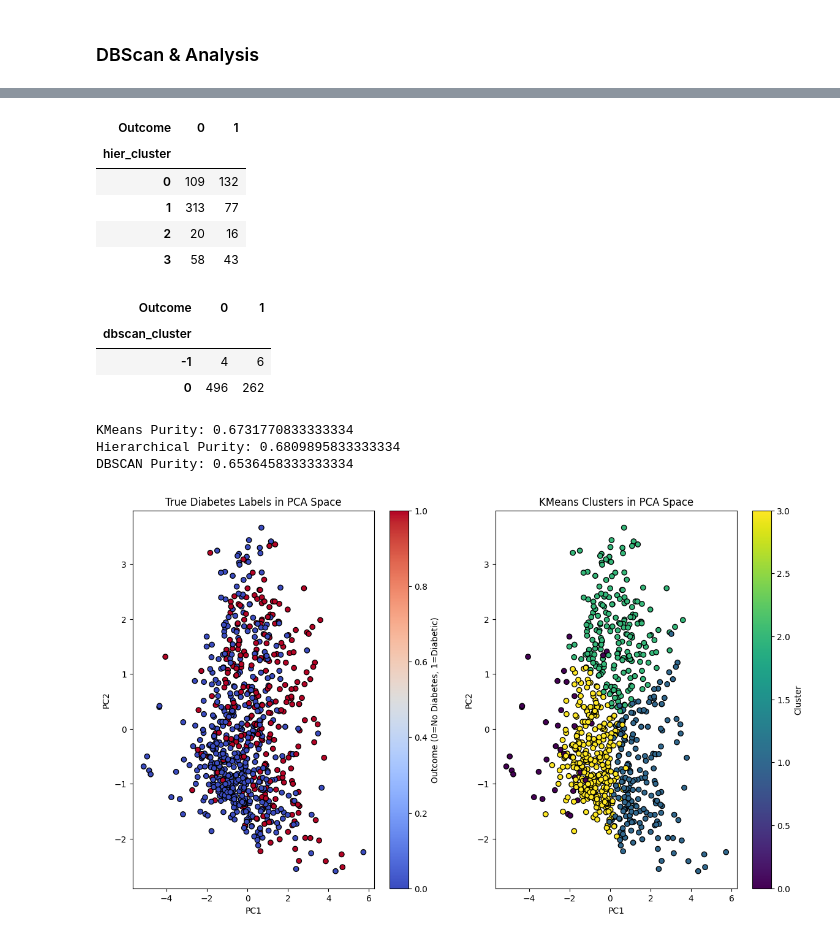
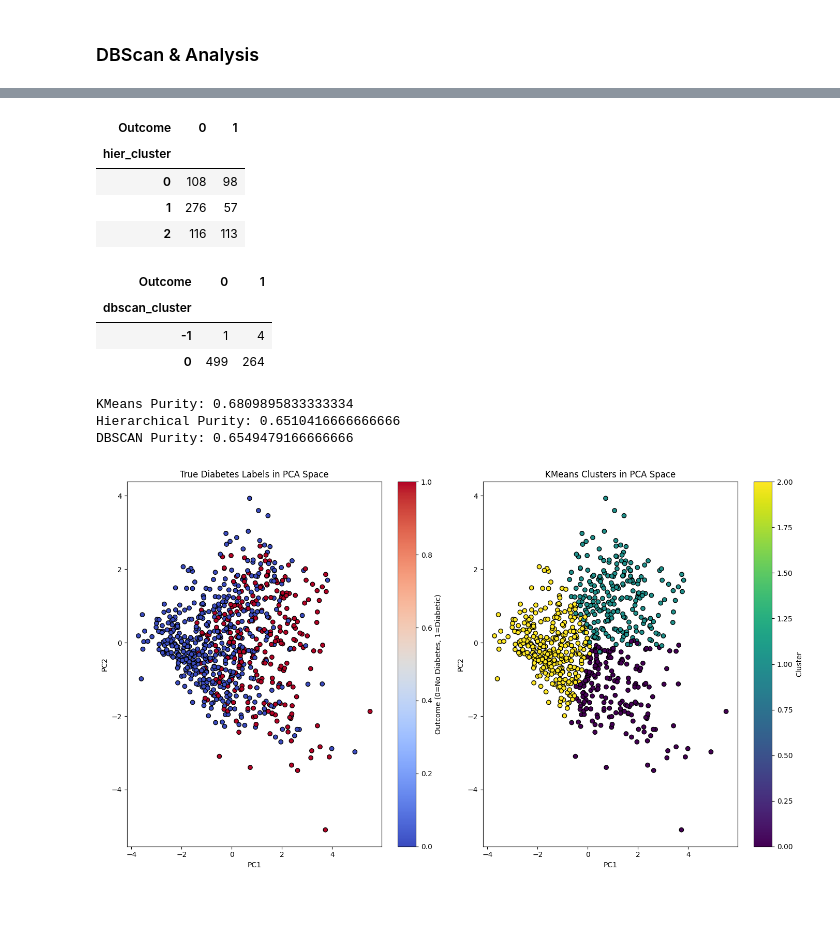
Before and after one commit to mayoayileka09/Diabetes_ML_Analysis, a Jupyter notebook: notebooks/Notebook.ipynb, the cells around one changed output, grey strips where cells are left out. Saved outputs shown, nothing was run; the diff lists cells and outputs as text; code cells hidden in the pictures; blank space fills up the shorter version.

Commit message:
Fixed some data impurities and when back and made sure all code was correct and consistent

```diff
--- a/notebooks/Notebook.ipynb
+++ b/notebooks/Notebook.ipynb
@@ -23,8 +44,8 @@ from sklearn.cluster import KMeans
 from sklearn.metrics import silhouette_score, davies_bouldin_score
 import matplotlib.pyplot as plt
 
-# Feature matrix for clustering
-X = df_scaled.values
+# Feature matrix for clustering (exclude labels or old cluster columns)
+X = df_processed.drop(columns=["Outcome", "hier_cluster", "kmeans_cluster"], errors="ignore").values
 
 # Elbow Method (k = 2 to 10)
 inertias = []
@@ -40,5 +61,6 @@ plt.plot(k_values, inertias, marker="o")
 plt.title("Elbow Method for K-Means")
 plt.xlabel("Number of Clusters (k)")
 plt.ylabel("Inertia (Sum of Squared Distances)")
+plt.grid(True)
 plt.show()
 # %% [output]
@@ -46,9 +68,9 @@ plt.show()
 # %%
-best_k = 4  # try 4, then 5, then 6
+best_k = 3 # try 4, then 5, then 6
 
 kmeans = KMeans(n_clusters=best_k, random_state=42, n_init=10)
-cluster_labels = kmeans.fit_predict(X)
+kmeans_cluster_labels = kmeans.fit_predict(X)
 
 # Add cluster labels to your processed df
-df_processed["kmeans_cluster"] = cluster_labels
+df_labeled["kmeans_cluster"] = kmeans_cluster_labels
 # %%
@@ -221,7 +268,7 @@ import matplotlib.pyplot as plt
 import numpy as np
 
 # Use scaled features
-X = df_scaled.values
+X = X = df_processed.drop(columns=["Outcome", "hier_cluster", "kmeans_cluster","dbscan_cluster"], errors="ignore").values
 
 # ----------------------------------------
 # 1. Parameter Tuning (eps & min_samples)
@@ -275,7 +322,7 @@ best_min_samples = 5
 dbscan = DBSCAN(eps=best_eps, min_samples=best_min_samples)
 db_labels = dbscan.fit_predict(X)
 
-df_processed["dbscan_cluster"] = db_labels
+df_labeled["dbscan_cluster"] = db_labels
 
 unique_clusters = set(db_labels)
 print("DBSCAN clusters found:", unique_clusters)
@@ -324,19 +370,18 @@ pd.crosstab(df_processed["kmeans_cluster"], df_processed["Outcome"])
 # %%
-pd.crosstab(df_processed["hier_cluster"], df_processed["Outcome"])
+pd.crosstab(df_labeled["hier_cluster"], df_labeled["Outcome"])
 # %% [output]
 | Outcome | 0 | 1 |
 | hier_cluster |  |  |
-| 0 | 109 | 132 |
-| 1 | 313 | 77 |
-| 2 | 20 | 16 |
-| 3 | 58 | 43 |
+| 0 | 108 | 98 |
+| 1 | 276 | 57 |
+| 2 | 116 | 113 |
 # %%
-pd.crosstab(df_processed["dbscan_cluster"], df_processed["Outcome"])
+pd.crosstab(df_labeled["dbscan_cluster"], df_labeled["Outcome"])
 # %% [output]
 | Outcome | 0 | 1 |
 | dbscan_cluster |  |  |
-| -1 | 4 | 6 |
-| 0 | 496 | 262 |
+| -1 | 1 | 4 |
+| 0 | 499 | 264 |
 # %%
 def cluster_purity(cluster_labels, true_labels):
     df_temp = pd.DataFrame({"cluster": cluster_labels, "true": true_labels})
@@ -348,52 +393,60 @@ def cluster_purity(cluster_labels, true_labels):
 
     return purity_sum / len(df_temp)
 
-print("KMeans Purity:", cluster_purity(df_processed["kmeans_cluster"], df_processed["Outcome"]))
-print("Hierarchical Purity:", cluster_purity(df_processed["hier_cluster"], df_processed["Outcome"]))
-print("DBSCAN Purity:", cluster_purity(df_processed["dbscan_cluster"], df_processed["Outcome"]))
+print("KMeans Purity:", cluster_purity(df_labeled["kmeans_cluster"], df_labeled["Outcome"]))
+print("Hierarchical Purity:", cluster_purity(df_labeled["hier_cluster"], df_labeled["Outcome"]))
+print("DBSCAN Purity:", cluster_purity(df_labeled["dbscan_cluster"], df_labeled["Outcome"]))
 # %% [output]
-KMeans Purity: 0.6731770833333334
-Hierarchical Purity: 0.6809895833333334
-DBSCAN Purity: 0.6536458333333334
+KMeans Purity: 0.6809895833333334
+Hierarchical Purity: 0.6510416666666666
+DBSCAN Purity: 0.6549479166666666
 # %%
 from sklearn.decomposition import PCA
 import matplotlib.pyplot as plt
 
+# Use processed (scaled, feature-only) data for PCA
+X = df_processed.values
 pca = PCA(n_components=2)
-X_pca = pca.fit_transform(df_scaled)
+X_pca = pca.fit_transform(X)
 
-plt.figure(figsize=(14,8))
+plt.figure(figsize=(14, 8))
 
+# -----------------------------
+# 1. True labels in PCA space
+# -----------------------------
 plt.subplot(1, 2, 1)
 plt.scatter(
-    X_pca[:,0],
-    X_pca[:,1],
-    c=df_processed["Outcome"],
+    X_pca[:, 0],
+    X_pca[:, 1],
+    c=df_labeled["Outcome"],      # <-- true labels from df_labeled
     cmap="coolwarm",
     edgecolor="k"
 )
 plt.title("True Diabetes Labels in PCA Space")
 plt.xlabel("PC1")
 plt.ylabel("PC2")
 plt.colorbar(label="Outcome (0=No Diabetes, 1=Diabetic)")
 
-
-
+# -----------------------------
+# 2. KMeans clusters in PCA space
+# -----------------------------
 plt.subplot(1, 2, 2)
 plt.scatter(
-    X_pca[:,0],
-    X_pca[:,1],
-    c=df_processed["kmeans_cluster"],
+    X_pca[:, 0],
+    X_pca[:, 1],
+    c=df_labeled["kmeans_cluster"],   # <-- cluster labels from df_labeled
     cmap="viridis",
     edgecolor="k"
 )
 plt.title("KMeans Clusters in PCA Space")
 plt.xlabel("PC1")
 plt.ylabel("PC2")
 plt.colorbar(label="Cluster")
+
+plt.tight_layout()
 plt.show()
 # %% [output]
-[figure, old version]
+[figure, new version]
 # %%
 import matplotlib.pyplot as plt
 from sklearn.decomposition import PCA
```
Also changed, not shown: parts of 18 cells of this notebook.
